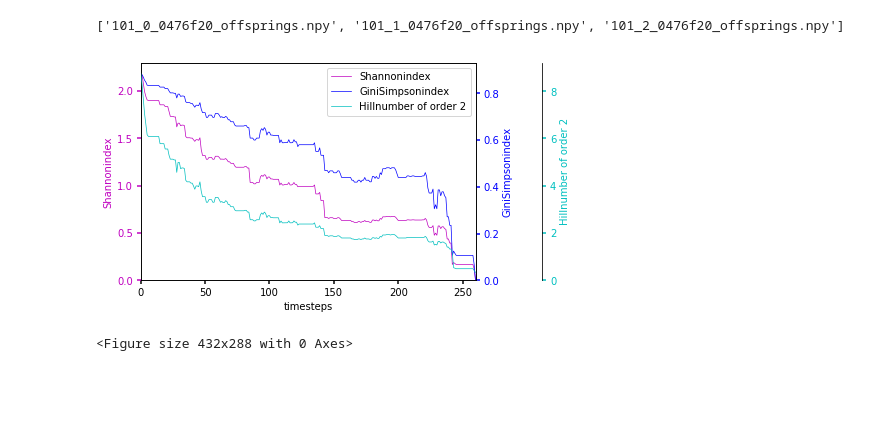
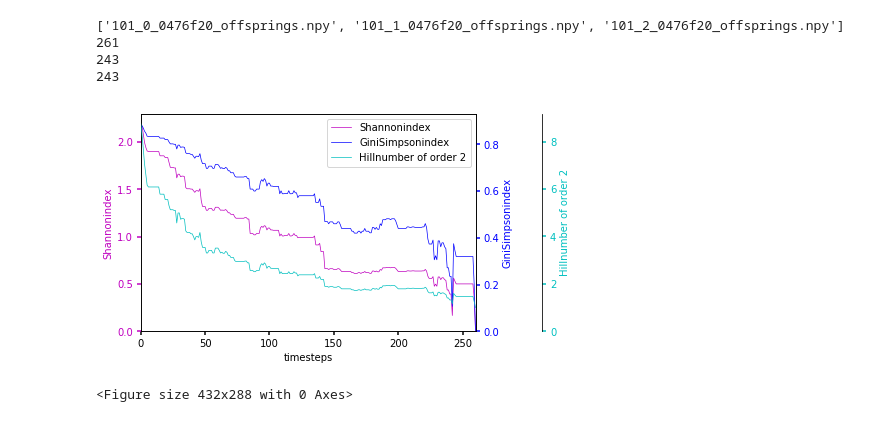
Before and after one commit to sisyga/biolgca, a Jupyter notebook: Indizes sammeln.ipynb, the cells around one changed output. Cells and saved outputs as stored; diff of their text form; code cells hidden in the pictures; blank space fills up the shorter version.

```diff
--- a/Indizes sammeln.ipynb
+++ b/Indizes sammeln.ipynb
@@ -60,6 +54,8 @@ def plot_averaged_entropies(sh, gi, hh, save=False, id=0):
         filename = str(id) + '_comparing averaged sh, gi, hh' + '.jpg'
         plt.savefig(pathlib.Path('pictures').resolve() / filename, bbox_inches='tight')
 # %%
+# warum so gleich?
+
 #namen:
 variante = '101'
 container = '0476f20'
@@ -76,42 +72,48 @@ result_sh = []
 result_gi = []
 result_hill2 = []
 tmax = 0
-counter = 0
+counter = [-99]
 for data in names:
     data_off = np.load('saved_data/'+ data)
     t = len(data_off)
     if t > tmax:
+        counter = np.concatenate((counter, np.zeros(t - tmax)))
         result_sh = np.concatenate((result_sh, np.zeros(t - tmax)))
         result_gi = np.concatenate((result_gi, np.zeros(t - tmax)))
         result_hill2 = np.concatenate((result_hill2, np.zeros(t - tmax)))
         tmax = t
+    for i in range(t):
+#         print(i+1)
+        counter[i+1] += 1
     # 'shannon':
     shannon = entropies(props=data_off, order=1, off=True)[0]
+    print(len(shannon))
     shannon = np.concatenate((shannon, np.zeros(tmax-t)))
     result_sh = result_sh + shannon
     # 'ginisimpson':
     gini = entropies(props=data_off, order=2, off=True)
     gini = np.concatenate((gini, np.zeros(tmax-t)))
     result_gi = result_gi + gini
     # 'hill2':
     hill =  hillnumber(props=data_off, order=2, off=True)
     hill = np.concatenate((hill, np.zeros(tmax-t)))
     result_hill2 = result_hill2 + hill
-    counter += 1
-
-if counter != anz:
-    print('ääähm...')
-
-result_sh = result_sh / counter
-result_gi= result_gi / counter
-result_hill2 = result_hill2 / counter
-
+#     print('sh ohne', result_sh[240:246])
+for i in range(tmax):
+    result_sh[i] = result_sh[i] / counter[i+1]
+    result_gi[i]= result_gi[i] / counter[i+1]
+    result_hill2[i] = result_hill2[i] / counter[i+1]
+# print('sh mit', result_sh[240:246])
+# print(counter)
 np.save('saved_data/' + variante + '_' + container + '_' + 'shannon' +'.npy', result_sh)
 np.save('saved_data/' + variante + '_' + container + '_' + 'gini' +'.npy', result_gi)
 np.save('saved_data/' + variante + '_' + container + '_' + 'hill2' +'.npy', result_hill2)
 
 plot_averaged_entropies(sh=result_sh, gi=result_gi, hh=result_hill2, save=True, id=variante + '_' + container)
 # %% [output]
 ['101_0_0476f20_offsprings.npy', '101_1_0476f20_offsprings.npy', '101_2_0476f20_offsprings.npy']
+261
+243
+243
-[figure, old version]
+[figure, new version]
 <Figure size 432x288 with 0 Axes>
```
Also changed, not shown: parts of 5 cells of this notebook.
